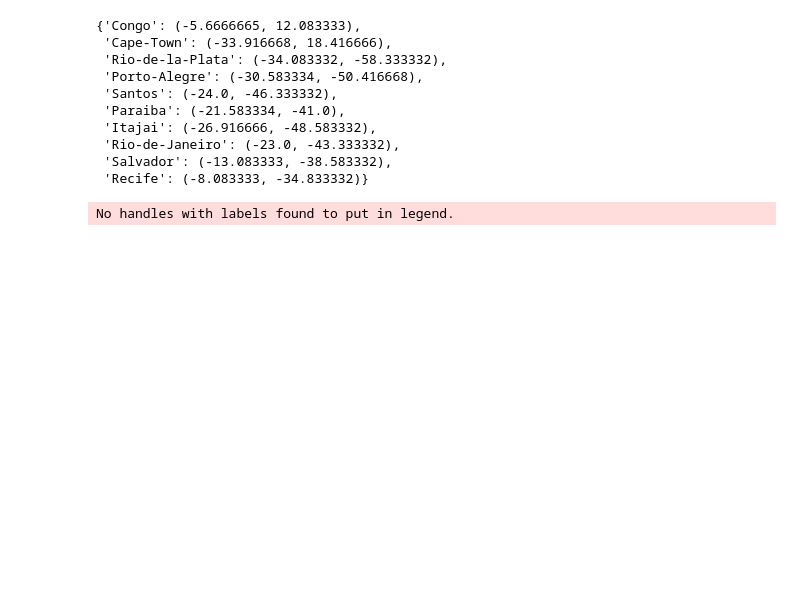
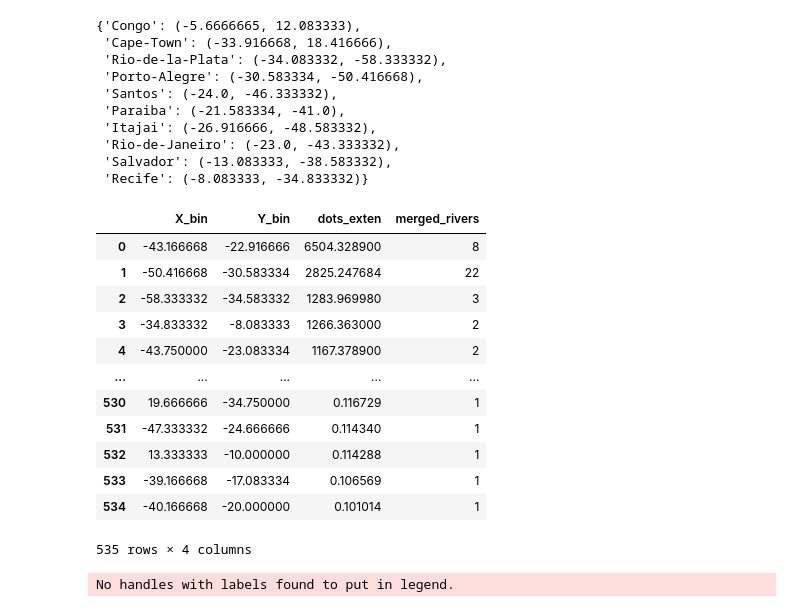
Before and after one commit to OceanParcels/BayesianAnalysis_SouthAtlantic, a Jupyter notebook: notebooks/Standard_method_release_particles_from_river_locations.ipynb, the cells around one changed output. Cells and saved outputs as stored; diff of their text form; code cells hidden in the pictures; blank space fills up the shorter version.

```diff
--- a/notebooks/Standard_method_release_particles_from_river_locations.ipynb
+++ b/notebooks/Standard_method_release_particles_from_river_locations.ipynb
@@ -289,6 +308,22 @@ grid_cluster_centers
 # %%
 sort = bin_meijer.sort_values(['dots_exten'], ascending=False)
 sort.reset_index(inplace=True, drop=True)
+# %%
+sort
+# %% [output]
+|  | X_bin | Y_bin | dots_exten | merged_rivers |
+| 0 | -43.166668 | -22.916666 | 6504.328900 | 8 |
+| 1 | -50.416668 | -30.583334 | 2825.247684 | 22 |
+| 2 | -58.333332 | -34.583332 | 1283.969980 | 3 |
+| 3 | -34.833332 | -8.083333 | 1266.363000 | 2 |
+| 4 | -43.750000 | -23.083334 | 1167.378900 | 2 |
+| ... | ... | ... | ... | ... |
+| 530 | 19.666666 | -34.750000 | 0.116729 | 1 |
+| 531 | -47.333332 | -24.666666 | 0.114340 | 1 |
+| 532 | 13.333333 | -10.000000 | 0.114288 | 1 |
+| 533 | -39.166668 | -17.083334 | 0.106569 | 1 |
+| 534 | -40.166668 | -20.000000 | 0.101014 | 1 |
+535 rows × 4 columns
 # %%
 fig = plt.figure(figsize=(13,6))
 ax = fig.add_subplot(1, 1, 1, projection=ccrs.PlateCarree())
```
Also changed, not shown: parts of 4 cells of this notebook, 3 other files.
